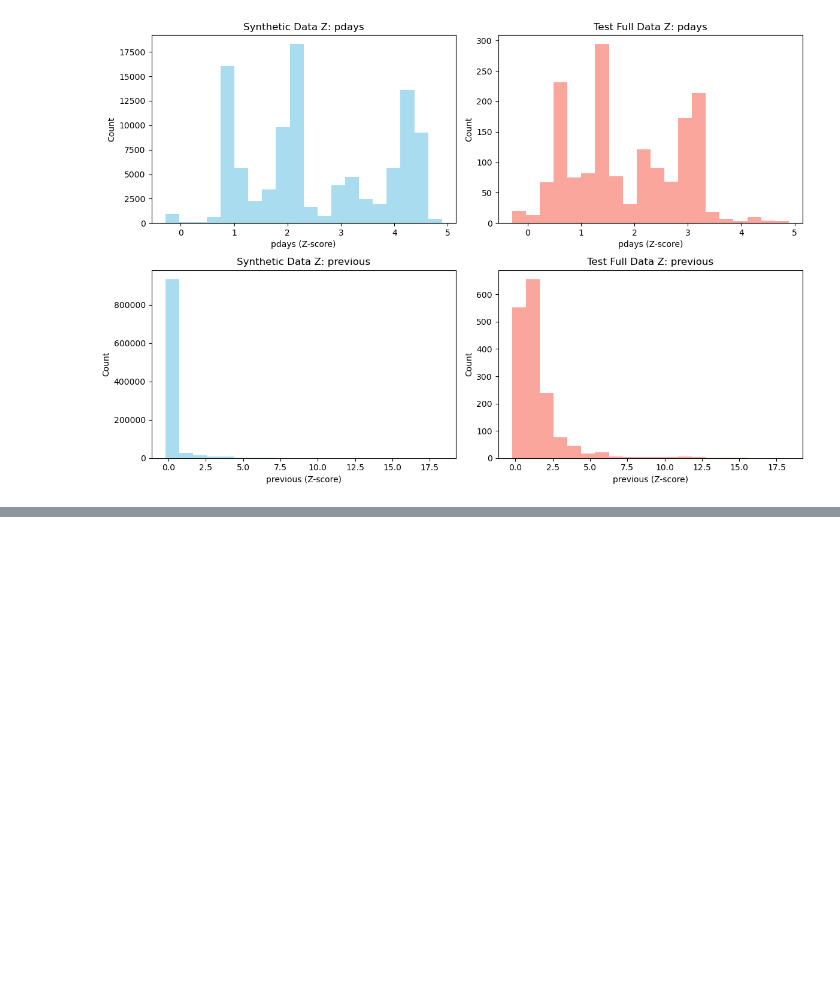
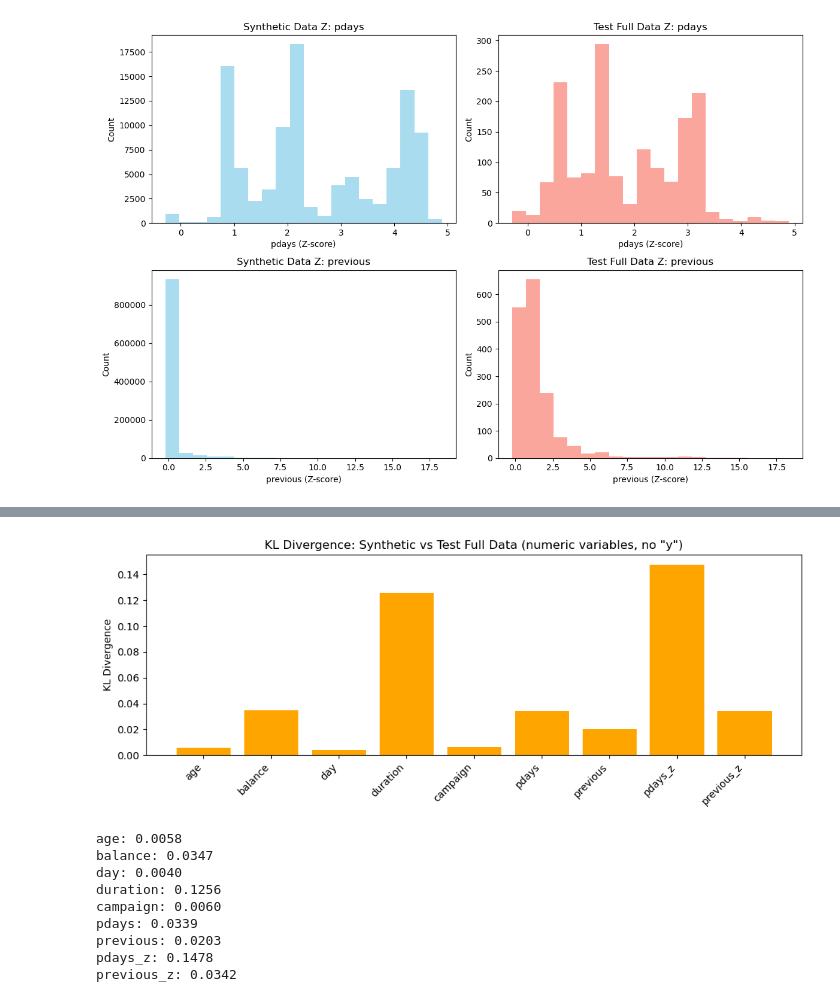
Before and after one commit to hka3rs/WSAI_IITM, a Jupyter notebook: final_project_p5s8/team_9.ipynb, the cells around one changed output, grey strips where cells are left out. Cells and saved outputs as stored; diff of their text form; code cells hidden in the pictures; blank space fills up the shorter version.

```diff
--- a/final_project_p5s8/team_9.ipynb
+++ b/final_project_p5s8/team_9.ipynb
@@ -367,0 +403,50 @@ Difference: 0.0000, Percentage difference: 0.00%
+# %%
+# Plot KL divergence between each numerical variable in syndata and its counterpart in test_fulldata (excluding 'y')
+
+import numpy as np
+import matplotlib.pyplot as plt
+from scipy.stats import entropy
+
+numerical_cols = [col for col in syndata.select_dtypes(include=['int64', 'float64']).columns if col in test_fulldata.columns and col != 'y']
+
+kl_divs = []
+for col in numerical_cols:
+    # Drop NA and align lengths
+    syn_col = syndata[col].dropna().reset_index(drop=True)
+    test_col = test_fulldata[col].dropna().reset_index(drop=True)
+    min_len = min(len(syn_col), len(test_col))
+    syn_col = syn_col[:min_len]
+    test_col = test_col[:min_len]
+    # Bin both distributions using common bins
+    bins = np.histogram_bin_edges(np.concatenate([syn_col, test_col]), bins=30)
+    syn_hist, _ = np.histogram(syn_col, bins=bins, density=True)
+    test_hist, _ = np.histogram(test_col, bins=bins, density=True)
+    # Add small value to avoid zero division
+    syn_hist += 1e-8
+    test_hist += 1e-8
+    # KL divergence (synthetic || test)
+    kl = entropy(syn_hist, test_hist)
+    kl_divs.append(kl)
+
+plt.figure(figsize=(10, 4))
+plt.bar(numerical_cols, kl_divs, color='orange')
+plt.ylabel('KL Divergence')
+plt.title('KL Divergence: Synthetic vs Test Full Data (numeric variables, no "y")')
+plt.xticks(rotation=45, ha='right')
+plt.tight_layout()
+plt.show()
+
+# Print KL divergence values for reference
+for col, kl in zip(numerical_cols, kl_divs):
+    print(f"{col}: {kl:.4f}")
+# %% [output]
+[figure, added]
+age: 0.0058
+balance: 0.0347
+day: 0.0040
+duration: 0.1256
+campaign: 0.0060
+pdays: 0.0339
+previous: 0.0203
+pdays_z: 0.1478
+previous_z: 0.0342
```
Also changed, not shown: parts of 3 cells of this notebook.
